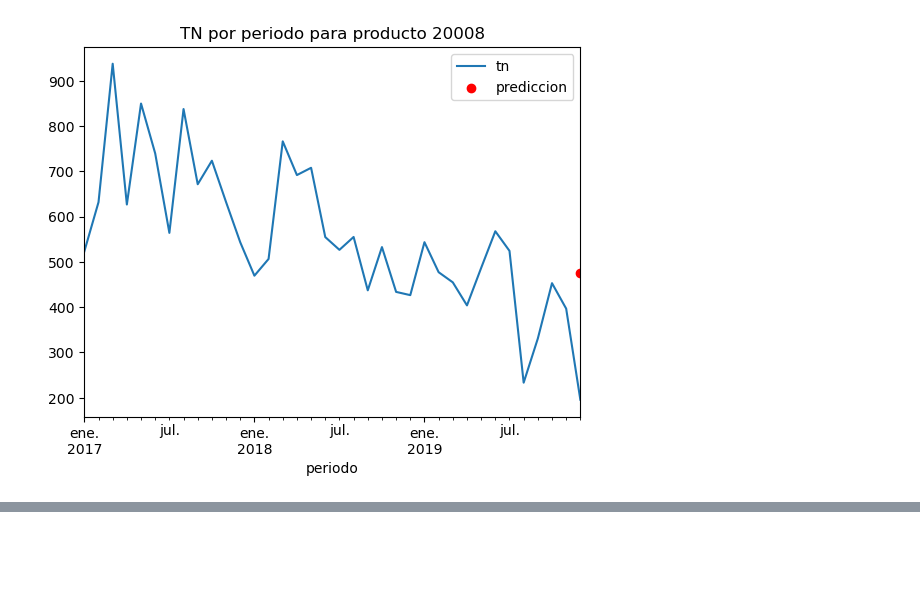
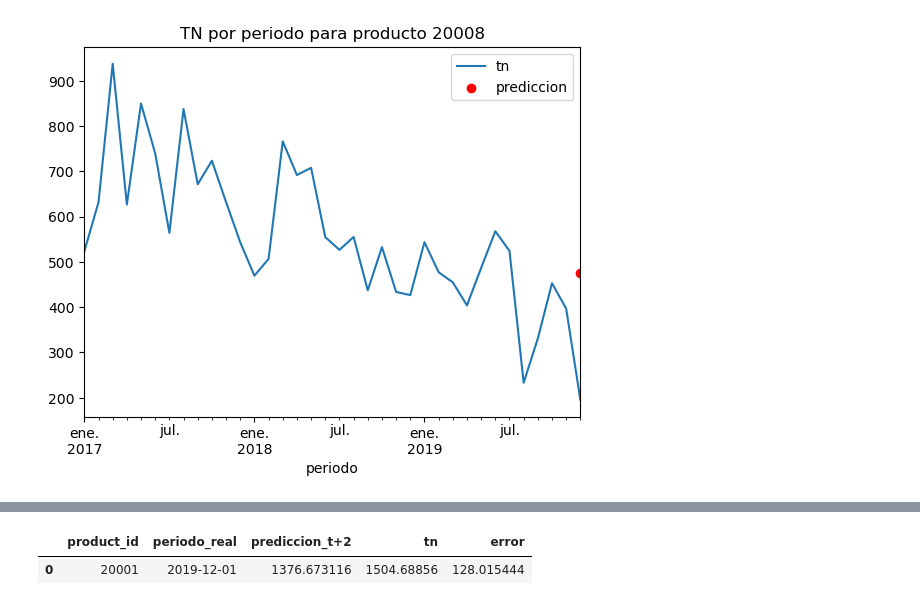
Before and after one commit to ivanjavierparra/Lab3-MCD, a Jupyter notebook: notebooks/entregable/model_lstm.ipynb, the cells around one changed output, grey strips where cells are left out. Cells and saved outputs as stored; diff of their text form; code cells hidden in the pictures; blank space fills up the shorter version.

```diff
--- a/notebooks/entregable/model_lstm.ipynb
+++ b/notebooks/entregable/model_lstm.ipynb
@@ -583,0 +885,5 @@ See the caveats in the documentation: https://pandas.pydata.org/pandas-docs/stab
+# %%
+df_resultados
+# %% [output]
+|  | product_id | periodo_real | prediccion_t+2 | tn | error |
+| 0 | 20001 | 2019-12-01 | 1376.673116 | 1504.68856 | 128.015444 |
```
Also changed, not shown: parts of 14 cells of this notebook, 6 other files.
